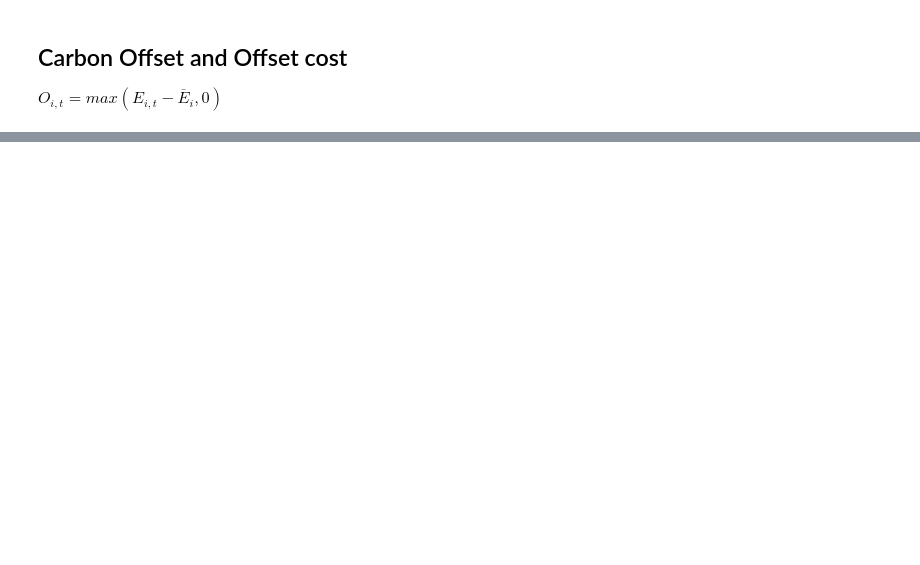
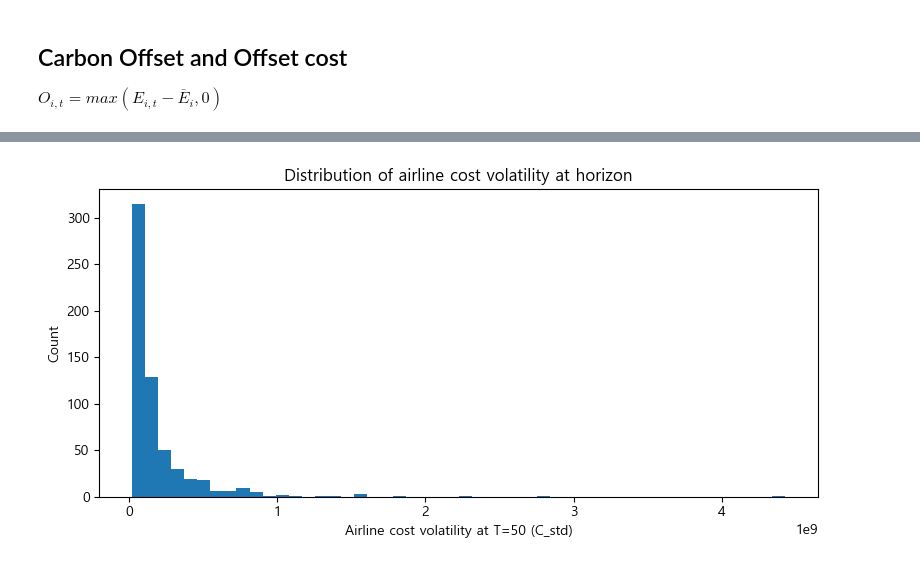
Before and after one commit to pookopook/GCEMM, a Jupyter notebook: 01 scenario.ipynb, the cells around one changed output, grey strips where cells are left out. Drawn from its saved outputs; the diff is of its cells as text; code cells hidden in the pictures; blank space fills up the shorter version.

```diff
--- a/01 scenario.ipynb
+++ b/01 scenario.ipynb
@@ -139,0 +444,10 @@ scenarios
+# %%
+plt.figure(figsize=(8,4))
+plt.hist(airline_stats_T50["C_std"], bins=50)
+plt.xlabel("Airline cost volatility at T=50 (C_std)")
+plt.ylabel("Count")
+plt.title("Distribution of airline cost volatility at horizon")
+plt.tight_layout()
+plt.show()
+# %% [output]
+[figure, added]
```
Also changed, not shown: parts of 58 cells of this notebook.
